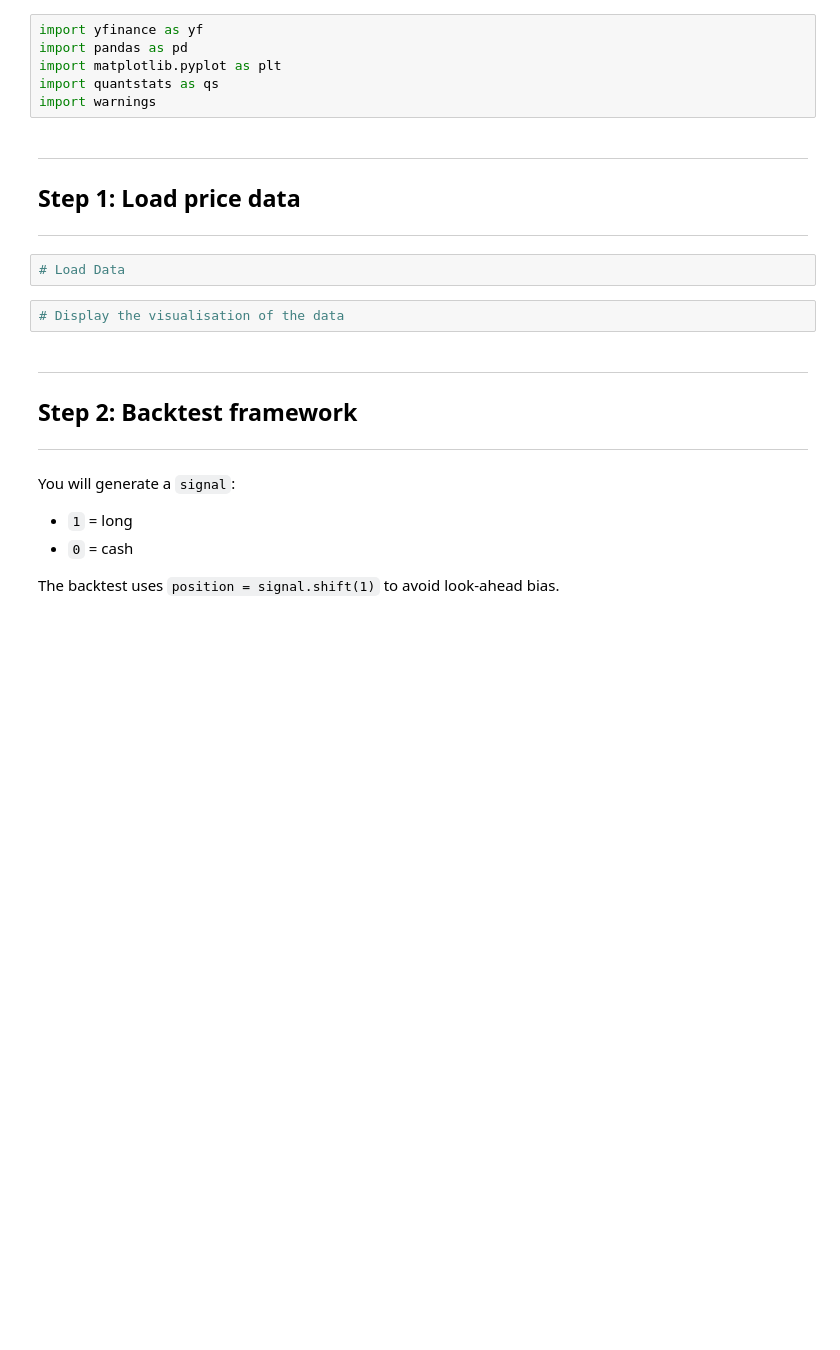
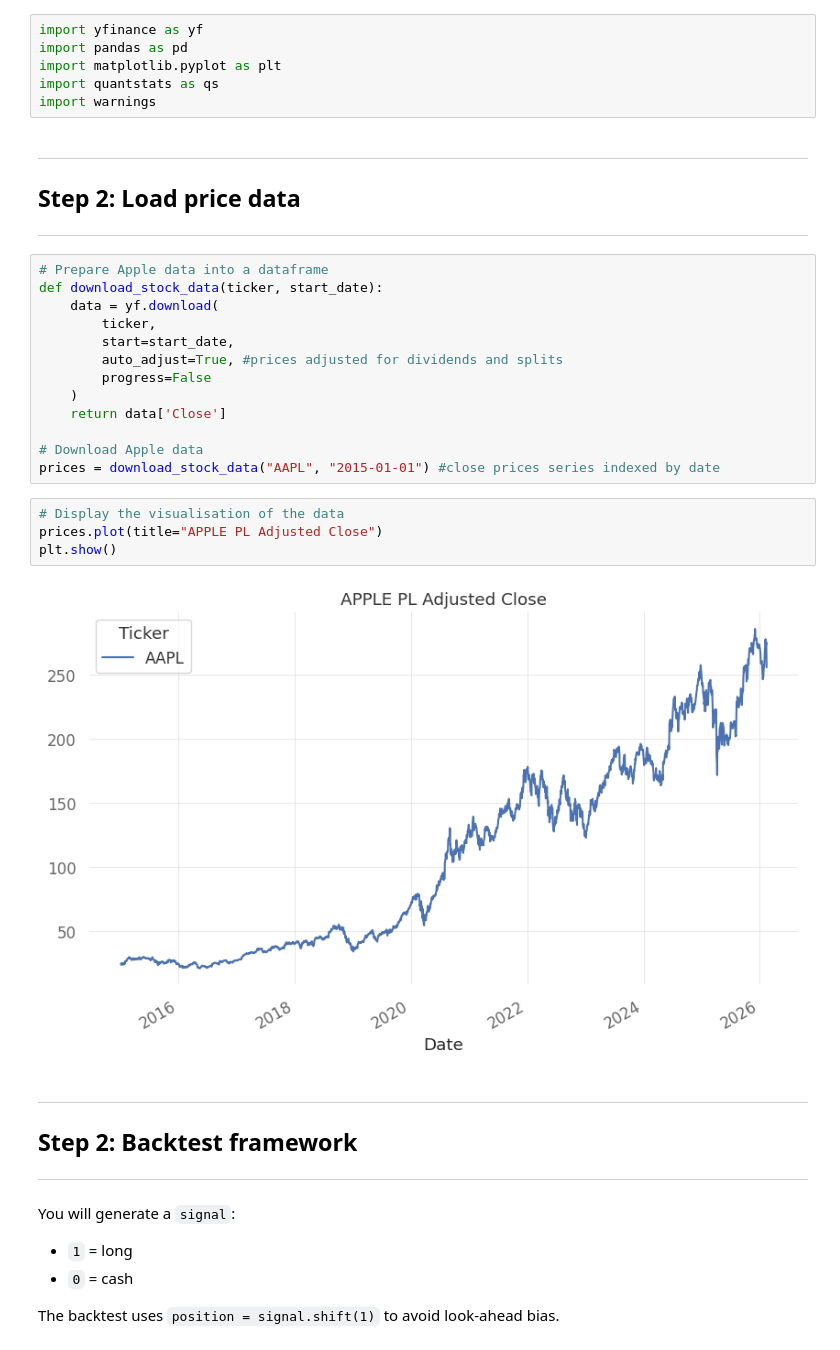
Before and after one commit to sivapira/Momentum_Trading_Project_FM, a Jupyter notebook: Final_FMA_File.ipynb, the cells around one changed output. Cells and saved outputs as stored; diff of their text form; blank space fills up the shorter version.

```diff
--- a/Final_FMA_File.ipynb
+++ b/Final_FMA_File.ipynb
@@ -29,12 +29,27 @@ import quantstats as qs
 import warnings
 # %% [markdown]
 ---
-## Step 1: Load price data
+## Step 2: Load price data
 ---
 # %%
-# Load Data
+# Prepare Apple data into a dataframe
+def download_stock_data(ticker, start_date):
+    data = yf.download(
+        ticker,
+        start=start_date,
+        auto_adjust=True, #prices adjusted for dividends and splits
+        progress=False
+    )
+    return data['Close']
+
+# Download Apple data
+prices = download_stock_data("AAPL", "2015-01-01") #close prices series indexed by date
 # %%
 # Display the visualisation of the data
+prices.plot(title="APPLE PL Adjusted Close")
+plt.show()
+# %% [output]
+[figure, added]
 # %% [markdown]
 ---
 ## Step 2: Backtest framework
```
Also changed, not shown: parts of 9 cells of this notebook.
